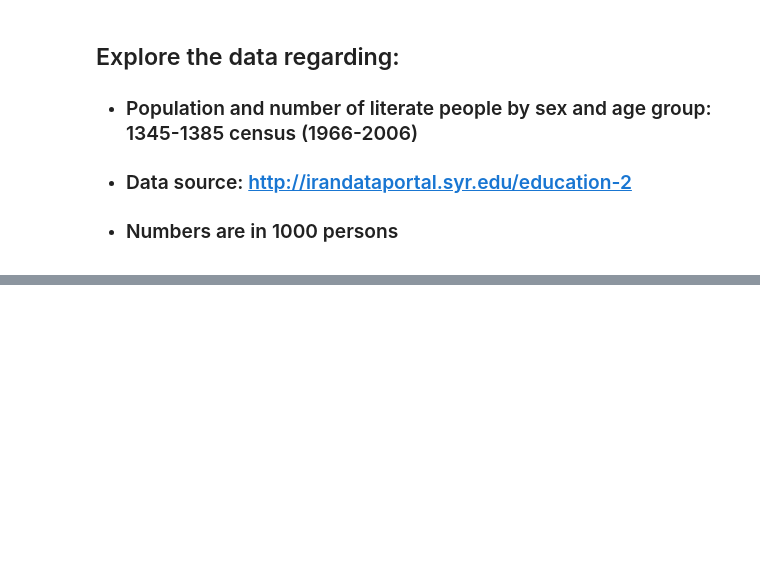
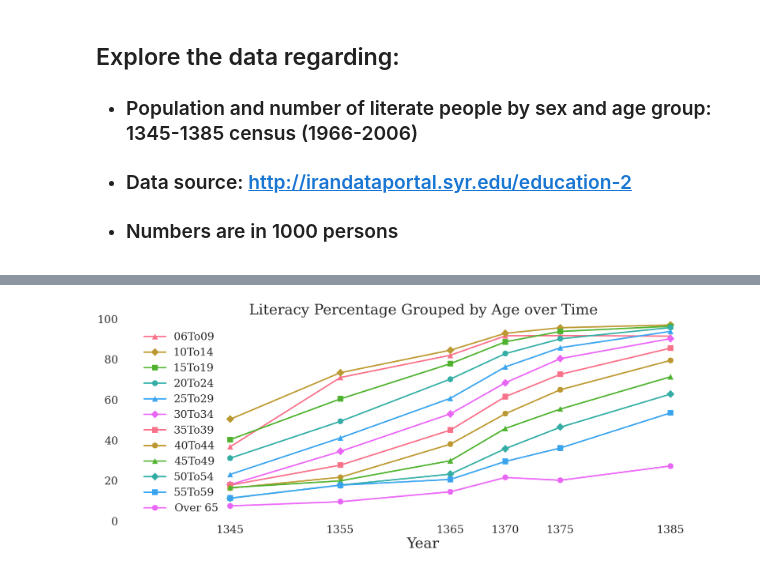
Before and after one commit to amirhamini/Vatan-Data, a Jupyter notebook: Education/population-literacy-1345-1385.ipynb, the cells around one changed output, grey strips where cells are left out. Saved outputs shown, nothing was run; the diff lists cells and outputs as text; code cells hidden in the pictures; blank space fills up the shorter version.

```diff
--- a/Education/population-literacy-1345-1385.ipynb
+++ b/Education/population-literacy-1345-1385.ipynb
@@ -164,0 +291,62 @@ plt.show()
+# %%
+plt.rcParams['xtick.major.pad']='8'
+plt.rcParams['ytick.major.pad']='8'
+sns.set_palette("husl")
+markers = ['o', '^', 'D', 's']
+
+fig01 = plt.figure(1, figsize=(30, 10), dpi=90)
+ax01 = fig01.add_subplot(1,1,1)
+
+var_name_tot = '06To09_tot_pop'
+var_name_lit = '06To09_lit_pop'
+lit_percentage = np.true_divide(np.array(info_dict[var_name_lit]),
+                                np.array(info_dict[var_name_tot])) * 100
+ax01.plot(census_yrs, lit_percentage,'-o', lw=4, markersize=16,
+          marker=markers[(i-5)%4],label=var_name_tot[0:6])
+#
+var_name_tot = '10To14_tot_pop'
+var_name_lit = '10To14_lit_pop'
+for i in xrange(7, 17):
+    lit_percentage = np.true_divide(np.array(info_dict[var_name_lit]),
+                                np.array(info_dict[var_name_tot])) * 100
+    ax01.plot(census_yrs, lit_percentage,'-o', lw=4, markersize=16,
+              marker=markers[(i-5)%4],label=var_name_tot[0:6])
+
+    temp1 = str(int(var_name_lit[0:2]) + 5)
+    temp2 = list(var_name_lit)
+    temp2[0] = temp1[0]; temp2[1] = temp1[1]
+    #
+    Temp1 = str(int(var_name_lit[4:6]) + 5)
+    temp2[4] = Temp1[0]; temp2[5] = Temp1[1]
+    temp2 = ''.join(temp2)
+    #
+    var_name_lit = temp2
+    #
+    temp1 = str(int(var_name_tot[0:2]) + 5)
+    temp2 = list(var_name_tot)
+    temp2[0] = temp1[0]; temp2[1] = temp1[1]
+    #
+    Temp1 = str(int(var_name_tot[4:6]) + 5)
+    temp2[4] = Temp1[0]; temp2[5] = Temp1[1]
+    temp2 = ''.join(temp2)
+    #
+    var_name_tot = temp2
+    #
+i = 18
+var_name_tot = '65ToEnd_tot_pop'
+var_name_lit = '65ToEnd_lit_pop'
+lit_percentage = np.true_divide(np.array(info_dict[var_name_lit]),
+                                np.array(info_dict[var_name_tot])) * 100
+ax01.plot(census_yrs, lit_percentage,'-o', lw=4, markersize=16,
+          marker=markers[(i-6)%4],label='Over 65')
+ax01.set_xlim([1335,1390])
+major_ticks_x = [1345, 1355, 1365, 1370, 1375, 1385]
+ax01.set_xticks(major_ticks_x)
+ax01.set_title('Literacy Percentage Grouped by Age over Time', fontsize=40, y=1.02)
+ax01.set_xlabel('Year', fontsize=40)
+ax01.grid('on')
+ax01.legend(loc='lower center', bbox_to_anchor=(0.1,0.01), borderpad=0.1, fontsize=30,fancybox=True, title='')
+
+plt.show()
+# %% [output]
+[figure, added]
```
Also changed, not shown: parts of 16 cells of this notebook.
